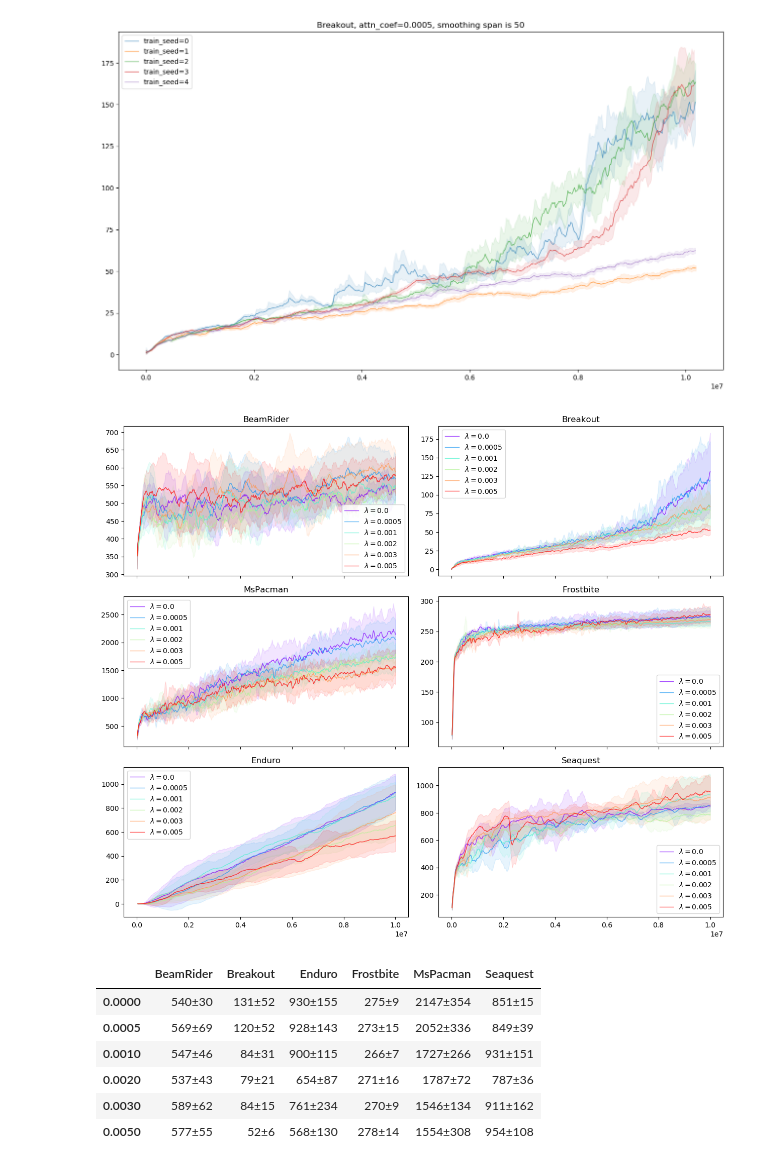
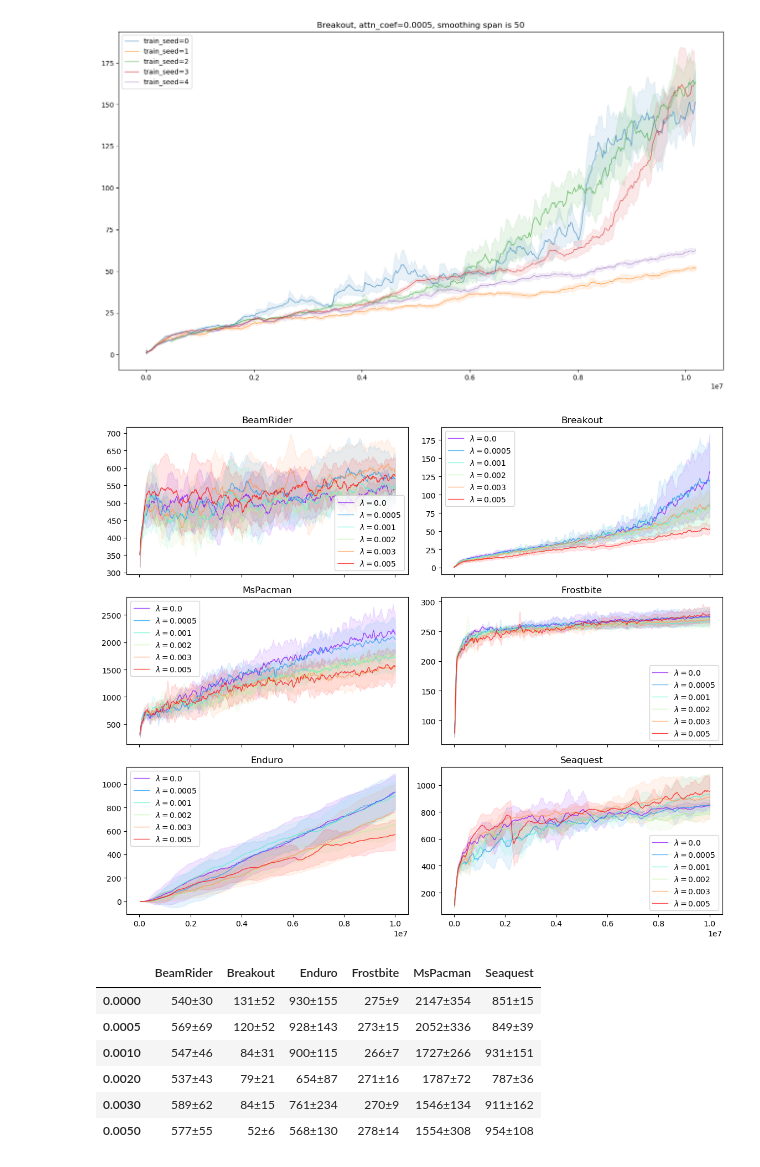
Before and after one commit to dniku/rl-attention, a Jupyter notebook: analysis/experiment_processing.ipynb, the cells around one changed output. Drawn from its saved outputs; the diff is of its cells as text; code cells hidden in the pictures.

```diff
--- a/analysis/experiment_processing.ipynb
+++ b/analysis/experiment_processing.ipynb
@@ -268,39 +268,39 @@ all_games = [
 # %%
 from collections import OrderedDict
 
-scale = 0.66
+scale = 0.6
 f, axarr = plt.subplots(nrows=3, ncols=2, figsize=(19.2 * scale, 16.2 * scale), sharex=True)
 
 records = []
 
 for k, game in enumerate(all_games):
     i, j = np.unravel_index(k, axarr.shape)
     ax = axarr[i, j]
 
     for attn_coef, ddf in df[df.game == game].groupby('attn_coef'):
         srs = []
         for row in ddf.itertuples():
             plog = load_progress_log(root_dir / row.name)
             sr = pd.Series(plog.ep_reward_mean.values, index=(plog.serial_timesteps * 8).values)
 #             sr.index = sr.index / sr.index[-1] * 1e7
 #             sr = sr.groupby(sr.index).mean()
 #             sr = sr.rolling(100).mean()
             srs.append(sr)
         idx, final_vals = plot_averaged_curve(ax, srs, coef_colors[attn_coef], label=f'$\\lambda={attn_coef}$')
         records.append(OrderedDict([
             ('game', game),
             ('attn_coef', attn_coef),
             ('final_vals', final_vals),
         ]))
 
     ax.set_title(game)
     ax.legend()
 
 f.tight_layout()
 f.savefig('/tmp/scratch/rl_attention_reward_curves.pdf')
 f.savefig('/tmp/scratch/rl_attention_reward_curves.png')
 # %% [output]
-[figure, old version]
+[figure, new version]
 # %%
 df_results = pd.DataFrame.from_records(records)
 df_results['mean_std'] = df_results.apply(
```
Also changed, not shown: parts of 1 cell of this notebook, 6 other files.
